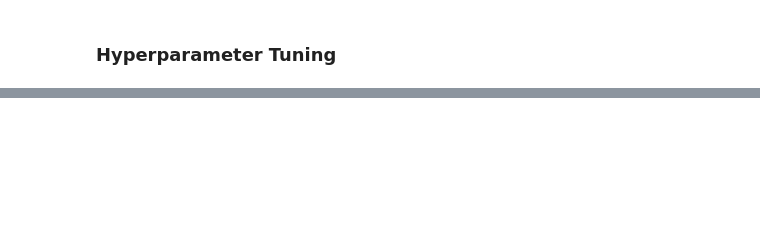
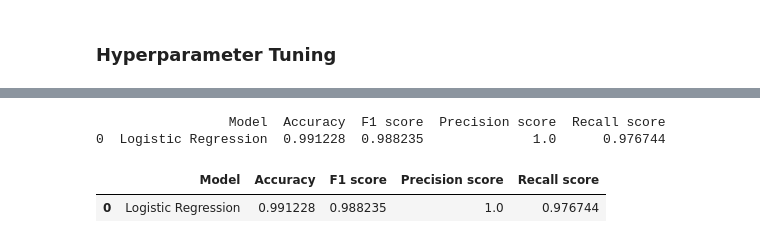
Before and after one commit to quangh33/schopenhauer, a Jupyter notebook: breast_cancer_wisconsin.ipynb, the cells around one changed output, grey strips where cells are left out. Drawn from its saved outputs; the diff is of its cells as text; code cells hidden in the pictures; blank space fills up the shorter version.

```diff
--- a/breast_cancer_wisconsin.ipynb
+++ b/breast_cancer_wisconsin.ipynb
@@ -459,0 +362,23 @@ Std Deviation :  2.153982713925777 %
+# %%
+from sklearn.decomposition import PCA
+
+def compare_pca(n_components):
+  cv_scores, test_scores = [], []
+  for n in n_components:
+    print(f"Number of components: {n}")
+    pca = PCA(n_components=n, svd_solver='full', random_state=42)
+    X_train_pca = pca.fit_transform(X_train_scaled)
+    X_test_pca = pca.transform(X_test_scaled)
+    cv_results, best_param, best_score = modelSelection(classifier_log, parameters_log, scoring, X_train_pca)
+    cv_scores.append(best_score)
+    cv_clf = LogisticRegression(random_state=42, max_iter=1000, **best_param)
+    cv_clf.fit(X_train_pca, y_train)
+    test_scores.append(cv_clf.score(X_test_pca, y_test))
+  print(cv_scores)
+  print(test_scores)
+  return cv_scores, test_scores
+# %%
+n_features = X_train_scaled.shape[1]
+n = np.arange(2, n_features, 2)
+print(n)
+PCA_cv_score, PCA_test_score = compare_pca(n_components = n)
@@ -459,0 +532,4 @@ Std Deviation :  2.153982713925777 %
+# %%
+i = PCA_test_score.index(max(PCA_test_score))
+print(f"Best number of components: {n[i]}")
+print(f"Best test score: {PCA_test_score[i]}")
@@ -459,0 +539,6 @@ Std Deviation :  2.153982713925777 %
+# %%
+pca = PCA(n_components=(i+1)*2, svd_solver="full",random_state=42)
+X_PCA_train = pca.fit_transform(X_train_scaled)
+X_PCA_test = pca.transform(X_test_scaled)
+
+cv_results, best_param, best_result = modelSelection(classifier_log, parameters_log, scoring, X_PCA_train)
@@ -459,0 +565,11 @@ Std Deviation :  2.153982713925777 %
+# %%
+# Classifier with the best hyperparameters
+logReg_PCA = LogisticRegression(random_state=42, max_iter=1000, **best_param)
+logReg_PCA.fit(X_PCA_train, y_train)
+
+metrics(X_PCA_test, logReg_PCA)
+# %% [output]
+                 Model  Accuracy  F1 score  Precision score  Recall score
+0  Logistic Regression  0.991228  0.988235              1.0      0.976744
+|  | Model | Accuracy | F1 score | Precision score | Recall score |
+| 0 | Logistic Regression | 0.991228 | 0.988235 | 1.0 | 0.976744 |
```
Also changed, not shown: parts of 41 cells of this notebook.
